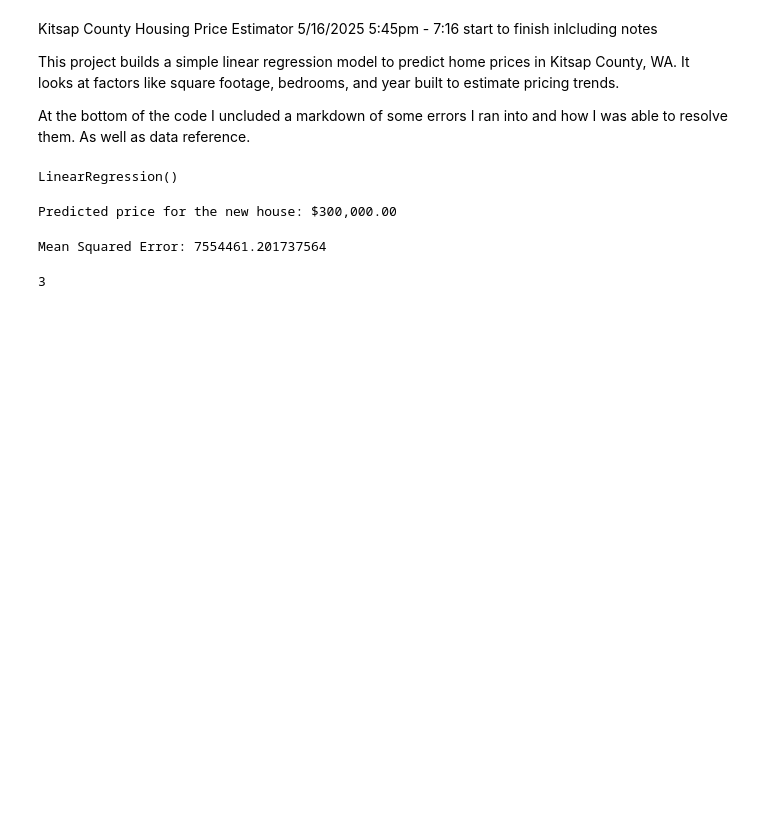
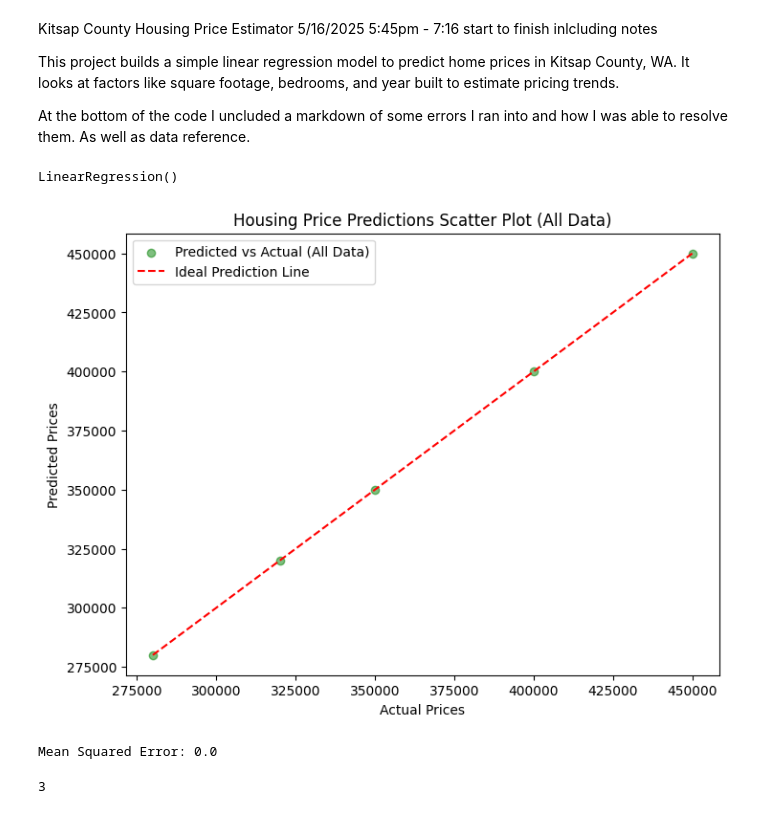
Before and after one commit to GBraxton-2024/kitsap-housing-estimator, a Jupyter notebook: housing_kitsap.ipynb, the cells around one changed output. Drawn from its saved outputs; the diff is of its cells as text; code cells hidden in the pictures; blank space fills up the shorter version.

Commit message:
Added scatter plot visualization

```diff
--- a/housing_kitsap.ipynb
+++ b/housing_kitsap.ipynb
@@ -30,7 +30,7 @@ y = df["Price"]
 
 #split data into training and testing sets
 from sklearn.model_selection import train_test_split
-X_train, X_test, y_train, y_test = train_test_split(X, y, test_size=0.2, random_state=42)
+X_train, X_test, y_train, y_test = train_test_split(x, y, test_size=0.2, random_state=42)
 # %%
 #train the model
 from sklearn.linear_model import LinearRegression
@@ -39,19 +39,26 @@ model.fit(X_train, y_train)
 # %% [output]
 LinearRegression()
 # %%
-# feature names for data [house size, number of bedrooms, age]
-new_house_df = pd.DataFrame([[1500, 3, 10]], columns=feature_names)
+import matplotlib.pyplot as plt
 
-predicted_price = model.predict(new_house_df)
-print(f"Predicted price for the new house: ${predicted_price[0]:,.2f}")
+all_predicted_prices = model.predict(x)
+plt.figure(figsize=(8,6))
+plt.scatter(y, all_predicted_prices, alpha=0.5, color='green', label="Predicted vs Actual (All Data)")
+plt.plot([min(y), max(y)], [min(y), max(y)], color="red", linestyle="dashed", label="Ideal Prediction Line")
+plt.xlabel("Actual Prices")
+plt.ylabel("Predicted Prices")
+plt.title("Housing Price Predictions Scatter Plot (All Data)")
+plt.legend()
+plt.show()
 # %% [output]
-Predicted price for the new house: $300,000.00
+[figure, added]
 # %%
 #Evaluate Model
+predictions = model.predict(X_test)
 mse = mean_squared_error(y_test, predictions)
 print(f"Mean Squared Error: {mse}")
 # %% [output]
-Mean Squared Error: 7554461.201737564
+Mean Squared Error: 0.0
 # %%
 # convert the new house data to a dataframe
 feature_names = ['Square_Feet', 'Bedrooms', 'Age']
```
Also changed, not shown: parts of 6 cells of this notebook.
